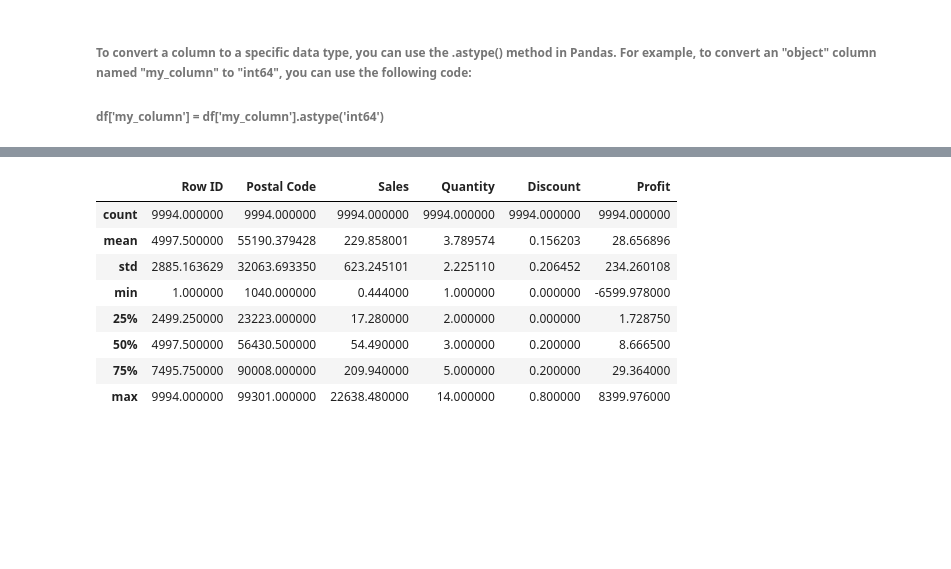
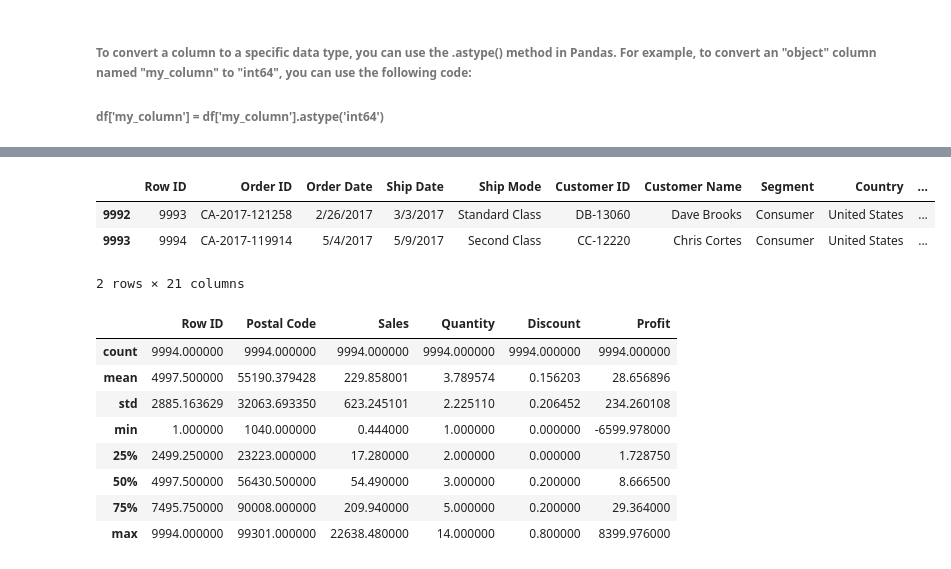
Before and after one commit to sfdatade/e_commerce_project, a Jupyter notebook: e_commerce_playground.ipynb, the cells around one changed output, grey strips where cells are left out. Saved outputs shown, nothing was run; the diff lists cells and outputs as text; code cells hidden in the pictures; blank space fills up the shorter version.

```diff
--- a/e_commerce_playground.ipynb
+++ b/e_commerce_playground.ipynb
@@ -76,3 +83,10 @@ memory usage: 1.6+ MB
+# %%
+ecomm.tail(2)
+# %% [output]
+|  | Row ID | Order ID | Order Date | Ship Date | Ship Mode | Customer ID | Customer Name | Segment | Country | ... |
+| 9992 | 9993 | CA-2017-121258 | 2/26/2017 | 3/3/2017 | Standard Class | DB-13060 | Dave Brooks | Consumer | United States | ... |
+| 9993 | 9994 | CA-2017-119914 | 5/4/2017 | 5/9/2017 | Second Class | CC-12220 | Chris Cortes | Consumer | United States | ... |
+2 rows × 21 columns
 # %%
 ecomm.describe()
 # %% [output]
```
Also changed, not shown: parts of 6 cells of this notebook.
